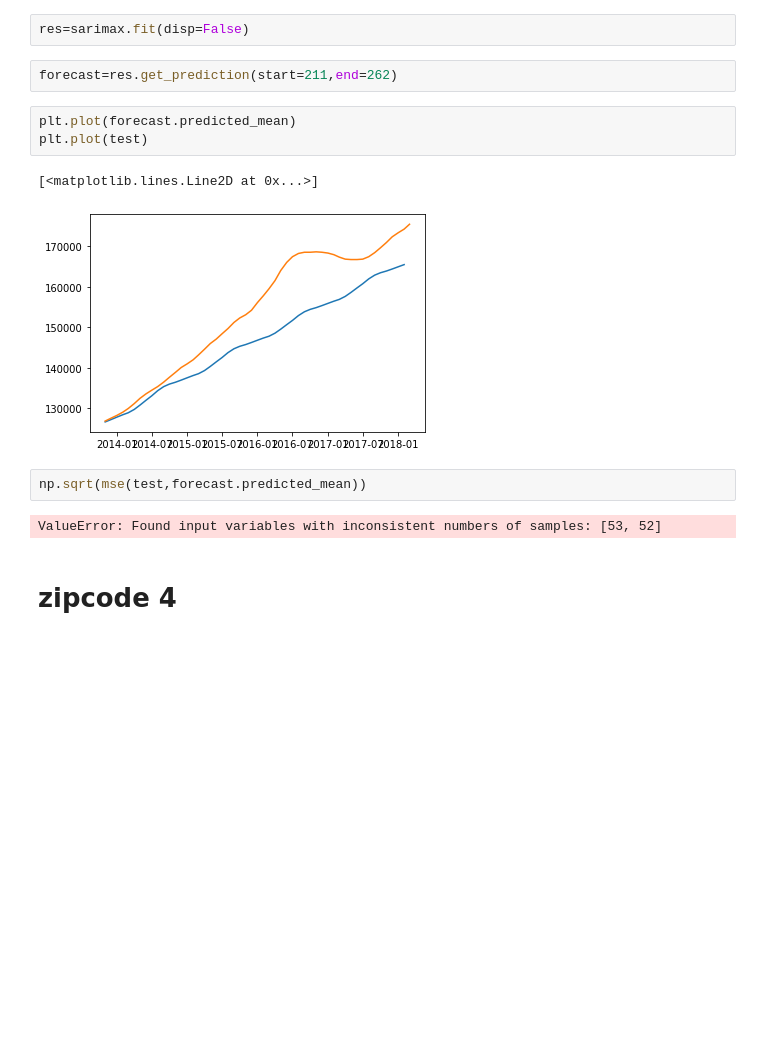
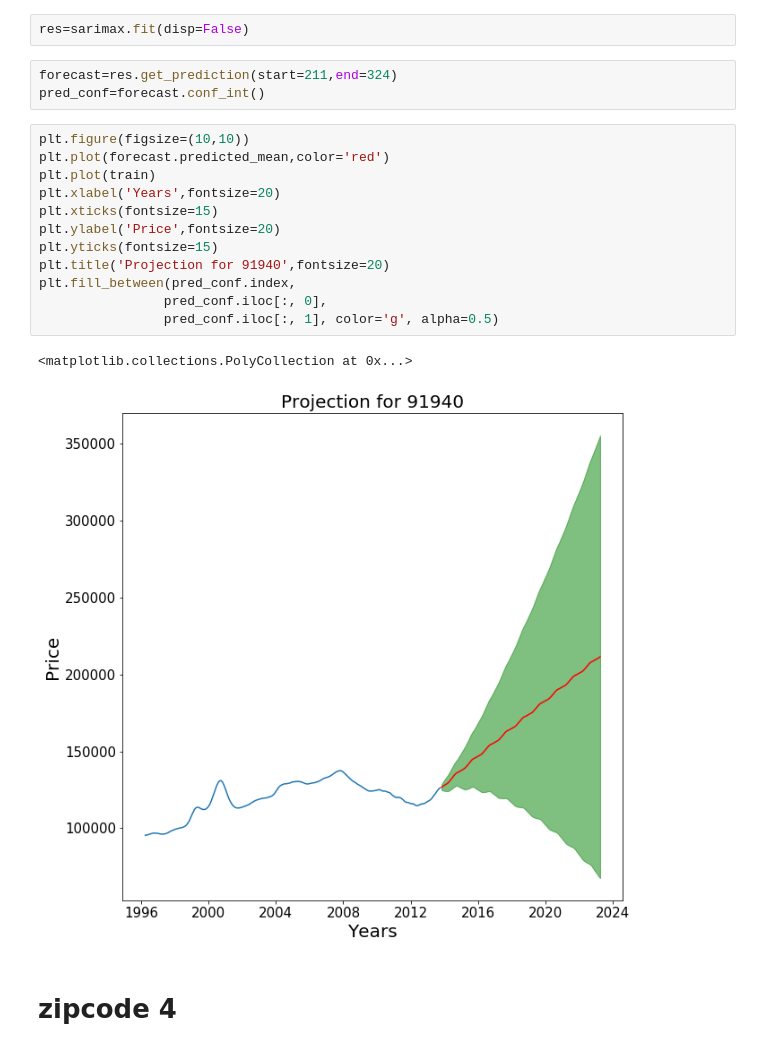
Before and after one commit to sabiru7860/dsc-mod-4-project-v2-1-chicago-ds-012720, a Jupyter notebook: Zillow.ipynb, the cells around one changed output. Saved outputs shown, nothing was run; the diff lists cells and outputs as text; blank space fills up the shorter version.

```diff
--- a/Zillow.ipynb
+++ b/Zillow.ipynb
@@ -228,17 +328,23 @@ sarimax=SARIMAX(train,order=(1,1,1),seasonal_order=(1,1,1,12))
 # %%
 res=sarimax.fit(disp=False)
 # %%
-forecast=res.get_prediction(start=211,end=262)
+forecast=res.get_prediction(start=211,end=324)
+pred_conf=forecast.conf_int()
-# %%
-plt.plot(forecast.predicted_mean)
-plt.plot(test)
-# %% [output]
-[<matplotlib.lines.Line2D at 0x...>]
-[figure, removed]
-# %%
-np.sqrt(mse(test,forecast.predicted_mean))
-# %% [output]
-ValueError: Found input variables with inconsistent numbers of samples: [53, 52]
+# %%
+plt.figure(figsize=(10,10))
+plt.plot(forecast.predicted_mean,color='red')
+plt.plot(train)
+plt.xlabel('Years',fontsize=20)
+plt.xticks(fontsize=15)
+plt.ylabel('Price',fontsize=20)
+plt.yticks(fontsize=15)
+plt.title('Projection for 91940',fontsize=20)
+plt.fill_between(pred_conf.index,
+                pred_conf.iloc[:, 0],
+                pred_conf.iloc[:, 1], color='g', alpha=0.5)
+# %% [output]
+<matplotlib.collections.PolyCollection at 0x...>
+[figure, added]
 # %% [markdown]
 # zipcode 4
 # %%
```
Also changed, not shown: parts of 101 cells of this notebook, 3 other files.
